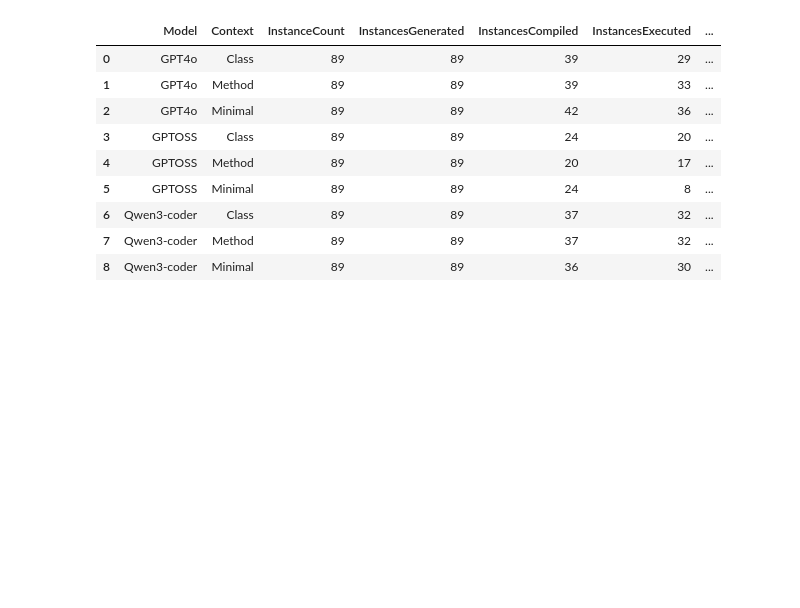
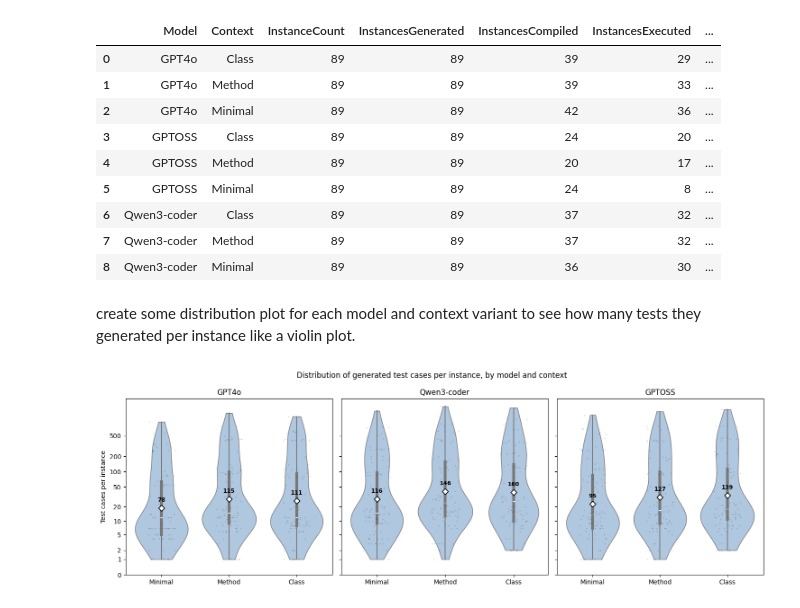
Before and after one commit to CuriousBeing1508/LLM_TestGeneration_for_BC, a Jupyter notebook: NewExpAfterCanary/ResultsForRQs/CountingNoOfTestCasesToReport/AggregateForRQ.ipynb, the cells around one changed output. Drawn from its saved outputs; the diff is of its cells as text; code cells hidden in the pictures; blank space fills up the shorter version.

```diff
--- a/NewExpAfterCanary/ResultsForRQs/CountingNoOfTestCasesToReport/AggregateForRQ.ipynb
+++ b/NewExpAfterCanary/ResultsForRQs/CountingNoOfTestCasesToReport/AggregateForRQ.ipynb
@@ -160,3 +160,60 @@ modelcontext_df
 | 6 | Qwen3-coder | Class | 89 | 89 | 37 | 32 | ... |
 | 7 | Qwen3-coder | Method | 89 | 89 | 37 | 32 | ... |
 | 8 | Qwen3-coder | Minimal | 89 | 89 | 36 | 30 | ... |
+# %% [markdown]
+create some distribution plot for each model and context variant to see how many tests they generated per instance like a violin plot.
+# %%
+import numpy as np
+import matplotlib.pyplot as plt
+import seaborn as sns
+
+MODEL_ORDER = ["GPT4o", "Qwen3-coder", "GPTOSS"]
+CONTEXT_ORDER = ["Minimal", "Method", "Class"]
+
+plot_df = df_clean.copy()
+plot_df["LogTotalTestCount"] = np.log1p(plot_df["TotalTestCount"])
+
+raw_ticks = [0, 1, 2, 5, 10, 20, 50, 100, 200, 500]
+raw_ticks = [t for t in raw_ticks if t <= plot_df["TotalTestCount"].max()]
+log_ticks = np.log1p(raw_ticks)
+
+fig, axes = plt.subplots(1, len(MODEL_ORDER), figsize=(15, 5), sharey=True)
+
+for ax, model in zip(axes, MODEL_ORDER):
+    sub = plot_df[plot_df["Model"] == model]
+
+    sns.violinplot(
+        data=sub, x="Context", y="LogTotalTestCount",
+        order=CONTEXT_ORDER, cut=0, inner="box",
+        color="#a8c6e8", linewidth=1, ax=ax,
+    )
+
+    sns.stripplot(
+        data=sub, x="Context", y="LogTotalTestCount",
+        order=CONTEXT_ORDER, ax=ax,
+        color="black", alpha=0.15, size=2, jitter=0.2,
+    )
+
+    means = sub.groupby("Context")["LogTotalTestCount"].mean().reindex(CONTEXT_ORDER)
+    raw_means = sub.groupby("Context")["TotalTestCount"].mean().reindex(CONTEXT_ORDER)
+    for i, ctx in enumerate(CONTEXT_ORDER):
+        ax.scatter(i, means[ctx], marker="D", s=45, color="white",
+                   edgecolor="black", linewidth=1.2, zorder=5)
+        ax.annotate(f"{raw_means[ctx]:.0f}", (i, means[ctx]),
+                    xytext=(0, 10), textcoords="offset points",
+                    ha="center", fontsize=9, fontweight="bold", zorder=6)
+
+    ax.set_title(model)
+    ax.set_xlabel("")
+    ax.set_ylabel("")
+
+axes[0].set_ylabel("Test cases per instance")
+axes[0].set_yticks(log_ticks)
+axes[0].set_yticklabels(raw_ticks)
+
+fig.suptitle("Distribution of generated test cases per instance, by model and context")
+fig.tight_layout()
+plt.savefig("output/testcount_violin_by_model_context.png", dpi=150, bbox_inches="tight")
+plt.show()
+# %% [output]
+[figure, added]
```
Also changed, not shown: parts of 2 cells of this notebook, 13 other files.
